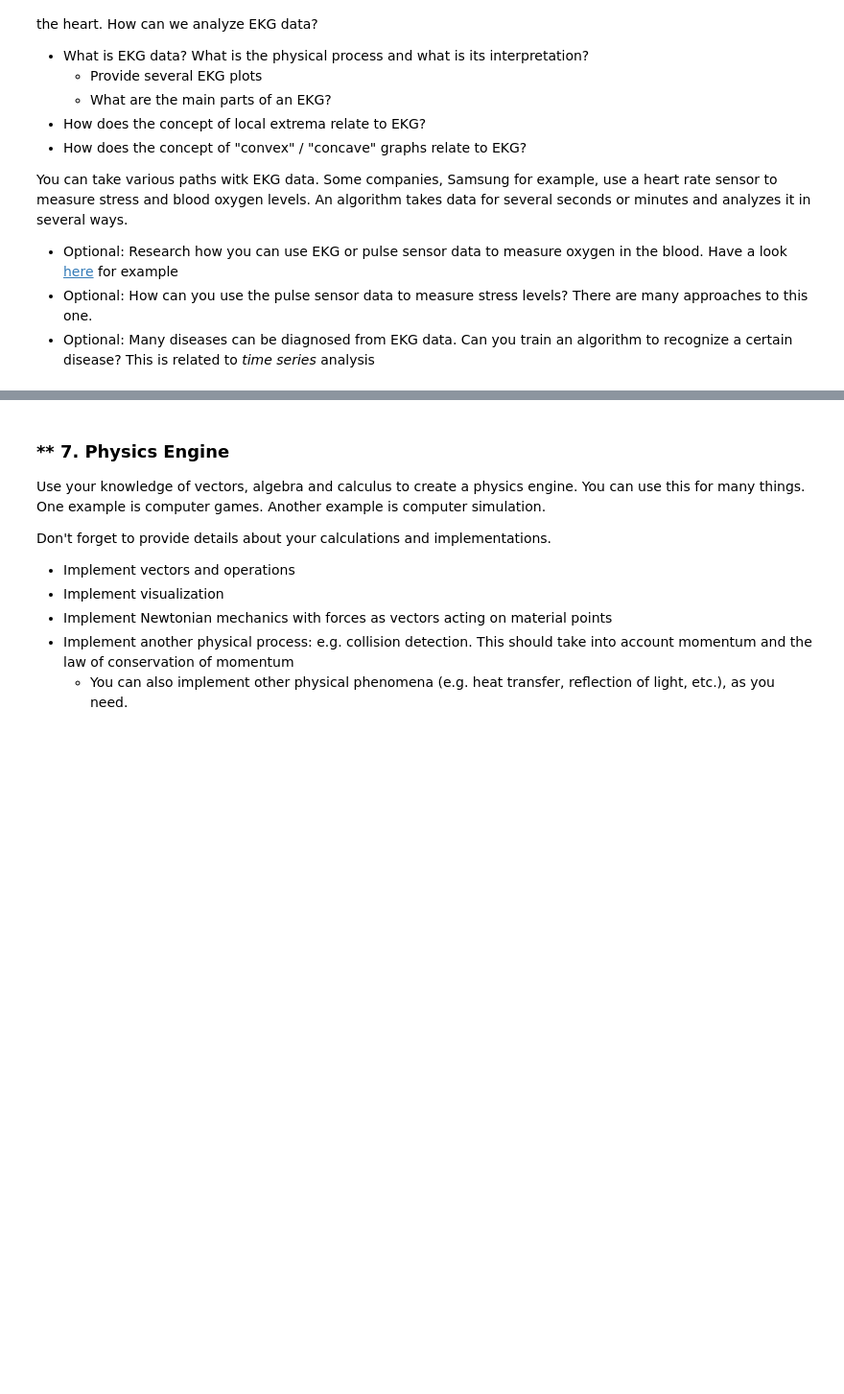
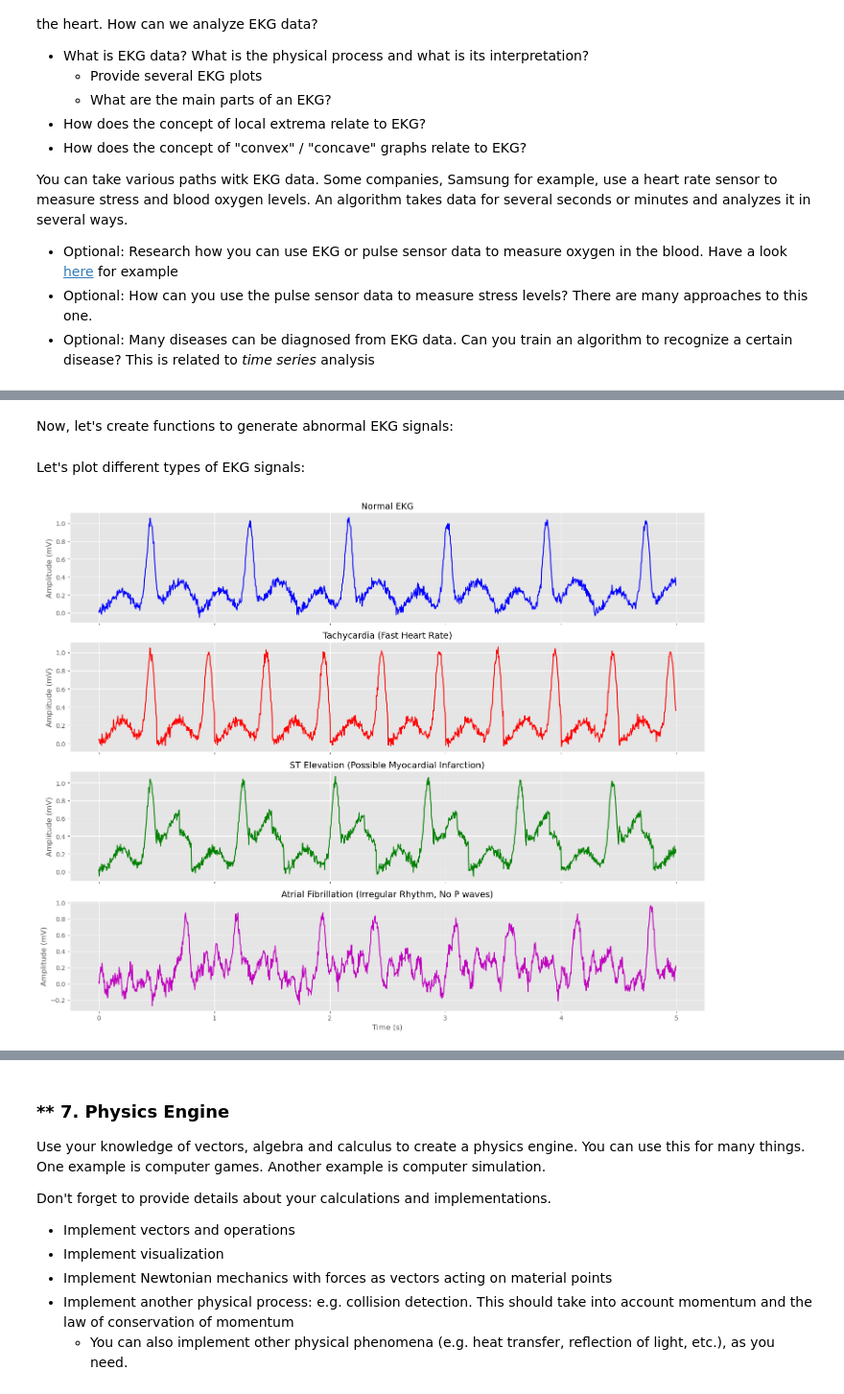
Before and after one commit to Araychev/UPSKILL-AI-and-Machine-Learning---2025, a Jupyter notebook: Math Concepts for Developers - март 2025/Exercise_Calculus/Calculus Exercise.ipynb, the cells around one changed output, grey strips where cells are left out. Shown at 96% size. Saved outputs shown, nothing was run; the diff lists cells and outputs as text; code cells hidden in the pictures; blank space fills up the shorter version.

```diff
--- a/Math Concepts for Developers - март 2025/Exercise_Calculus/Calculus Exercise.ipynb
+++ b/Math Concepts for Developers - март 2025/Exercise_Calculus/Calculus Exercise.ipynb
@@ -616,0 +758,2 @@ You can take various paths witk EKG data. Some companies, Samsung for example, u
+# %% [markdown]
+Now, let's create functions to generate abnormal EKG signals:
@@ -616,0 +873,37 @@ You can take various paths witk EKG data. Some companies, Samsung for example, u
+# %% [markdown]
+Let's plot different types of EKG signals:
+# %%
+# Generate different EKG signals
+time, ecg_normal = generate_ecg(duration=5)
+time, ecg_tachycardia = generate_tachycardia_ecg(duration=5)
+time, ecg_st_elevation = generate_st_elevation_ecg(duration=5)
+time, ecg_afib = generate_afib_ecg(duration=5)
+
+# Plot all EKG types
+fig, axes = plt.subplots(4, 1, figsize=(15, 12), sharex=True)
+
+axes[0].plot(time, ecg_normal, 'b-')
+axes[0].set_title('Normal EKG', fontsize=14)
+axes[0].set_ylabel('Amplitude (mV)', fontsize=12)
+axes[0].grid(True)
+
+axes[1].plot(time, ecg_tachycardia, 'r-')
+axes[1].set_title('Tachycardia (Fast Heart Rate)', fontsize=14)
+axes[1].set_ylabel('Amplitude (mV)', fontsize=12)
+axes[1].grid(True)
+
+axes[2].plot(time, ecg_st_elevation, 'g-')
+axes[2].set_title('ST Elevation (Possible Myocardial Infarction)', fontsize=14)
+axes[2].set_ylabel('Amplitude (mV)', fontsize=12)
+axes[2].grid(True)
+
+axes[3].plot(time, ecg_afib, 'm-')
+axes[3].set_title('Atrial Fibrillation (Irregular Rhythm, No P waves)', fontsize=14)
+axes[3].set_xlabel('Time (s)', fontsize=12)
+axes[3].set_ylabel('Amplitude (mV)', fontsize=12)
+axes[3].grid(True)
+
+plt.tight_layout()
+plt.show()
+# %% [output]
+[figure, added]
```
Also changed, not shown: parts of 38 cells of this notebook.
